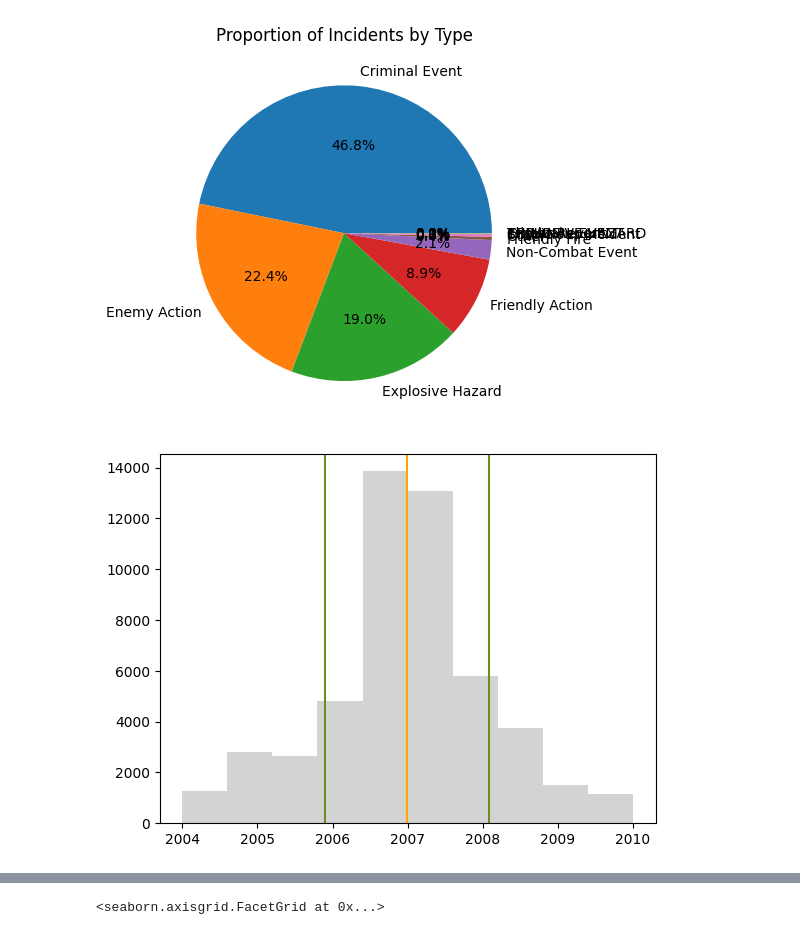
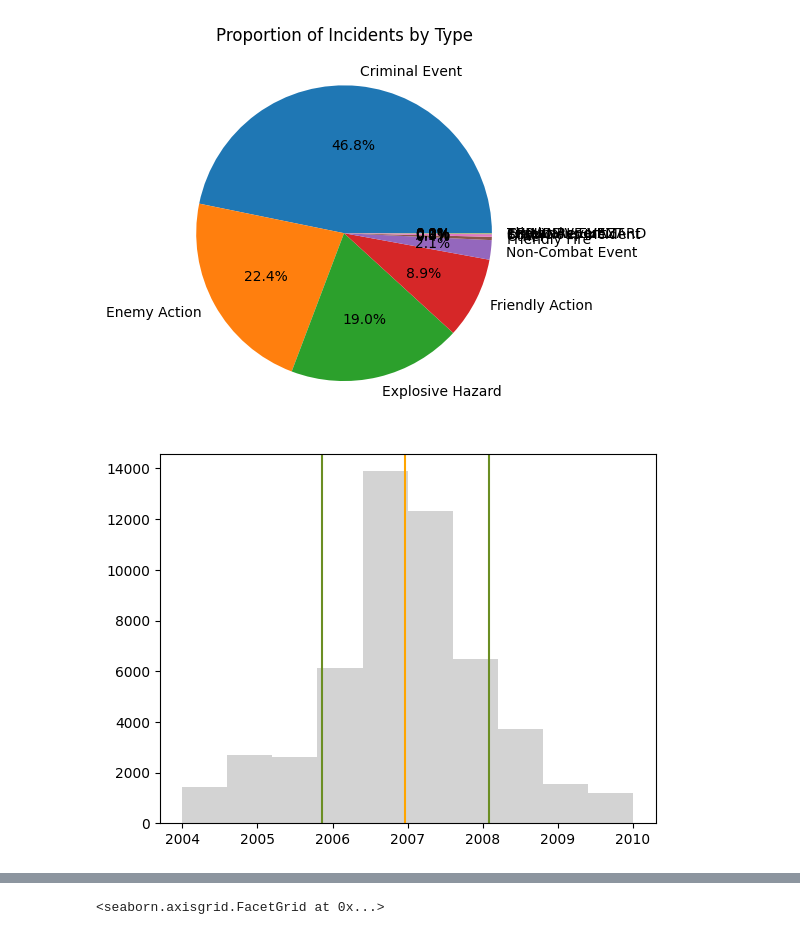
Before and after one commit to samanjalal499/statistics, a Jupyter notebook: histogram.ipynb, the cells around one changed output, grey strips where cells are left out. Drawn from its saved outputs; the diff is of its cells as text; code cells hidden in the pictures.

```diff
--- a/histogram.ipynb
+++ b/histogram.ipynb
@@ -213,23 +186,25 @@ plt.show()
 # %% [output]
 [figure]
 # %%
-
 
 # Extract the column of interest from the dataset
 col = df['Date and time']
+
+# Convert the column to a datetime object
+col = pd.to_datetime(col)
 
 # Calculate mean and standard deviation
 xbar = col.mean()
 sigma = col.std()
 
 # Create the plot
 fig, ax = plt.subplots()
 plt.axvline(x=xbar, color='orange')
 plt.axvline(x=xbar+sigma, color='olivedrab')
 plt.axvline(x=xbar-sigma, color='olivedrab')
 _ = plt.hist(col, color='lightgray')
 # %% [output]
-[figure, old version]
+[figure, new version]
 # %%
 st.sem(x)
 # %% [output]
```
Also changed, not shown: parts of 21 cells of this notebook.
